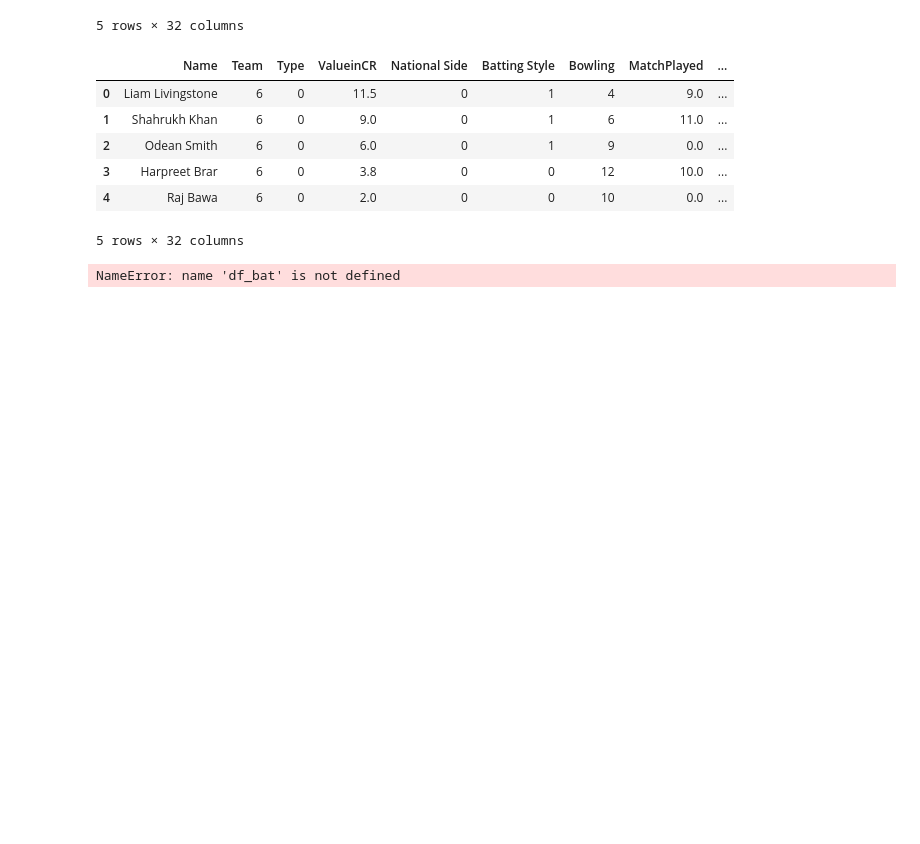
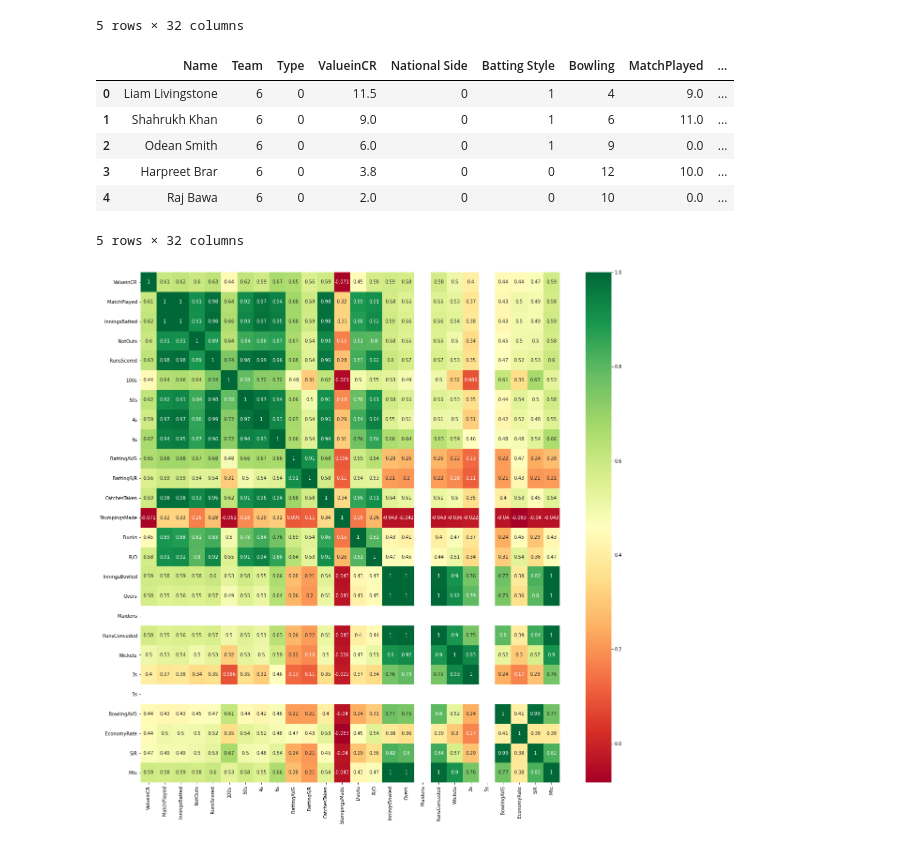
Before and after one commit to CaptAlpha/IPL, a Jupyter notebook: ipl.ipynb, the cells around one changed output. Cells and saved outputs as stored; diff of their text form; code cells hidden in the pictures; blank space fills up the shorter version.

Commit message:
Added Batting weights

```diff
--- a/ipl.ipynb
+++ b/ipl.ipynb
@@ -5,4 +7,4 @@ from sklearn import preprocessing
 # %%
-df = pd.read_csv(r"C:\Users\ritod\Downloads\ipl\IPL_Data.csv",encoding="latin1")
+df = pd.read_csv(r"dataset\IPL_Data.csv",encoding="latin1")
 df.head()
 # %% [output]
@@ -192,19 +200,19 @@ df_all.head()
 | 4 | Raj Bawa | 6 | 0 | 2.0 | 0 | 0 | 10 | 0.0 | ... |
 5 rows × 32 columns
 # %%
-Historical = df_bat[['Name', 'Team', 'Type', 'ValueinCR', 'National Side', 'Batting Style',
+Historical = df_bats[['Name', 'Team', 'Type', 'ValueinCR', 'National Side', 'Batting Style',
        'Bowling','MatchPlayed', 'InningsBatted', 'NotOuts',
        'RunsScored', '100s', '50s', '4s', '6s', 'BattingAVG', 'BattingS/R',
        'CatchesTaken', 'StumpingsMade', 'Ducks', 'R/O', 'InningsBowled',
        'Overs', 'Maidens', 'RunsConceded', 'Wickets', '3s', '5s',
        'BowlingAVG', 'EconomyRate', 'S/R', 'Mtc']]
 
 fig = plt.figure(figsize=(20, 20))
 
 fig.set_facecolor('white')
 
 sns.heatmap(Historical.corr(), annot=True, cmap="RdYlGn")
 
 plt.savefig("corr_matrix.png")
 # %% [output]
-NameError: name 'df_bat' is not defined
+[figure, added]
```
Also changed, not shown: parts of 5 cells of this notebook.
